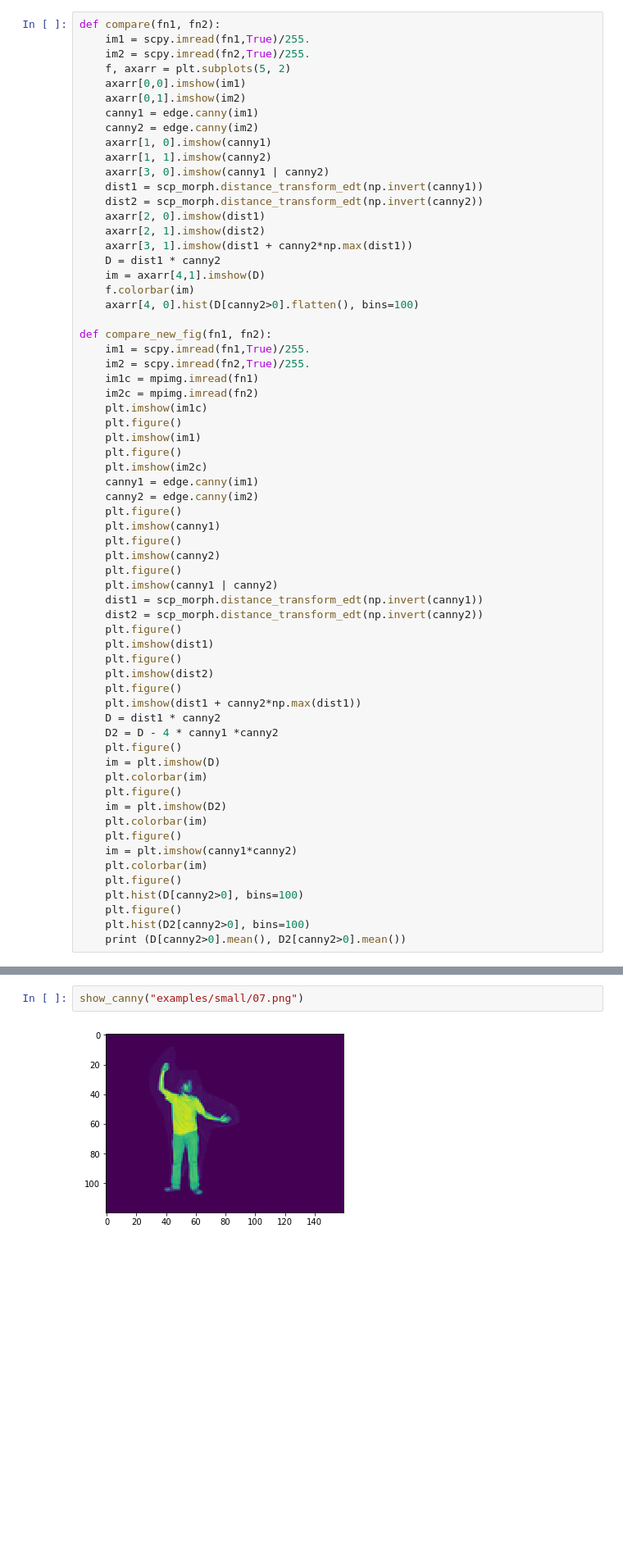
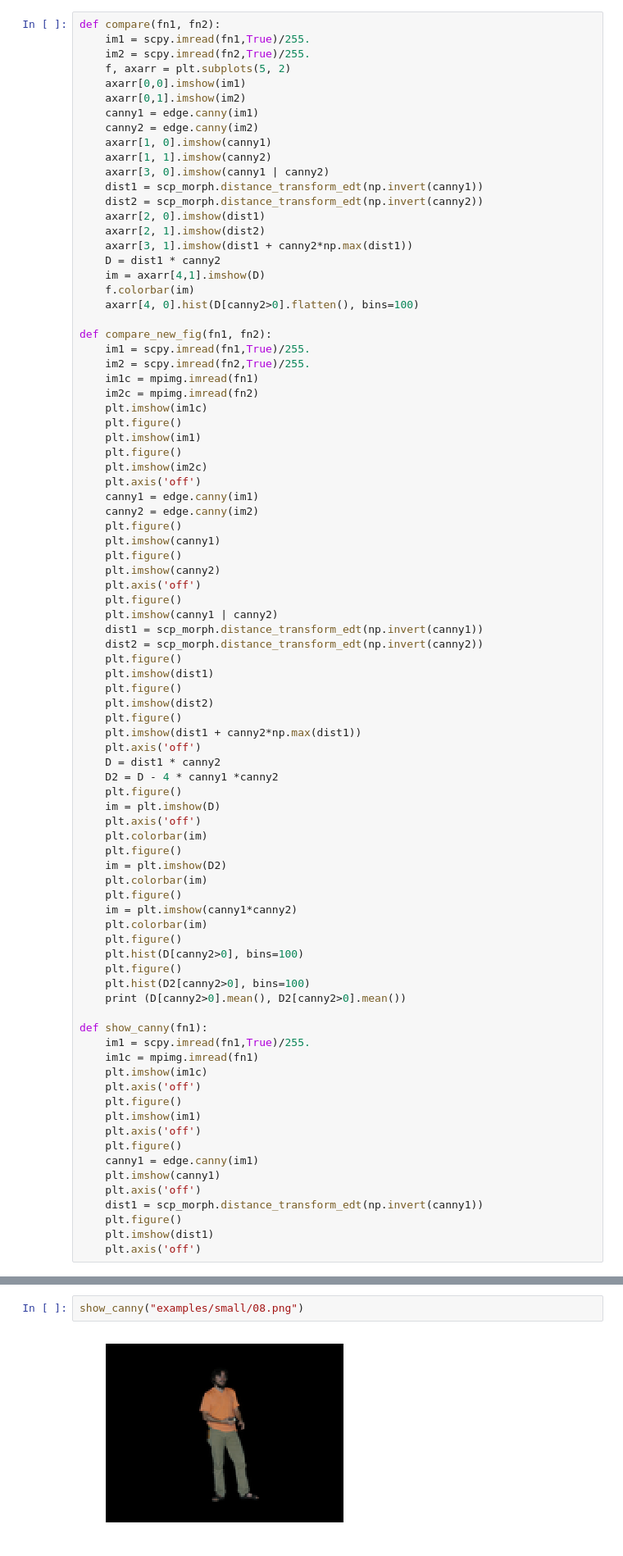
Before and after one commit to femelo/MIT-Picture, a Jupyter notebook: demos/3dvision/human_pose/distance_experiments.ipynb, the cells around one changed output, grey strips where cells are left out. Shown at 82% size. Drawn from its saved outputs; the diff is of its cells as text; blank space fills up the shorter version.

```diff
--- a/demos/3dvision/human_pose/distance_experiments.ipynb
+++ b/demos/3dvision/human_pose/distance_experiments.ipynb
@@ -71,12 +71,14 @@ def compare_new_fig(fn1, fn2):
     plt.imshow(im1)
     plt.figure()
     plt.imshow(im2c)
+    plt.axis('off')
     canny1 = edge.canny(im1)
     canny2 = edge.canny(im2)
     plt.figure()
     plt.imshow(canny1)
     plt.figure()
     plt.imshow(canny2)
+    plt.axis('off')
     plt.figure()
     plt.imshow(canny1 | canny2)
     dist1 = scp_morph.distance_transform_edt(np.invert(canny1))
@@ -87,10 +89,12 @@ def compare_new_fig(fn1, fn2):
     plt.imshow(dist2)
     plt.figure()
     plt.imshow(dist1 + canny2*np.max(dist1))
+    plt.axis('off')
     D = dist1 * canny2
     D2 = D - 4 * canny1 *canny2
     plt.figure()
     im = plt.imshow(D)
+    plt.axis('off')
     plt.colorbar(im)
     plt.figure()
     im = plt.imshow(D2)
@@ -103,6 +107,23 @@ def compare_new_fig(fn1, fn2):
     plt.figure()
     plt.hist(D2[canny2>0], bins=100)
     print (D[canny2>0].mean(), D2[canny2>0].mean())
+
+def show_canny(fn1):
+    im1 = scpy.imread(fn1,True)/255.
+    im1c = mpimg.imread(fn1)
+    plt.imshow(im1c)
+    plt.axis('off')
+    plt.figure()
+    plt.imshow(im1)
+    plt.axis('off')
+    plt.figure()
+    canny1 = edge.canny(im1)
+    plt.imshow(canny1)
+    plt.axis('off')
+    dist1 = scp_morph.distance_transform_edt(np.invert(canny1))
+    plt.figure()
+    plt.imshow(dist1)
+    plt.axis('off')
 # %%
 compare_new_fig("examples/small/07.png",
     "samples/07.png/0000/sample_00222.png")
@@ -190,6 +213,6 @@ show_canny("samples_4/sample_100.png")
 [figure]
 [figure]
 # %%
-show_canny("examples/small/07.png")
+show_canny("examples/small/08.png")
 # %% [output]
-[figure, old version]
+[figure, new version]
```
Also changed, not shown: parts of 5 cells of this notebook.
